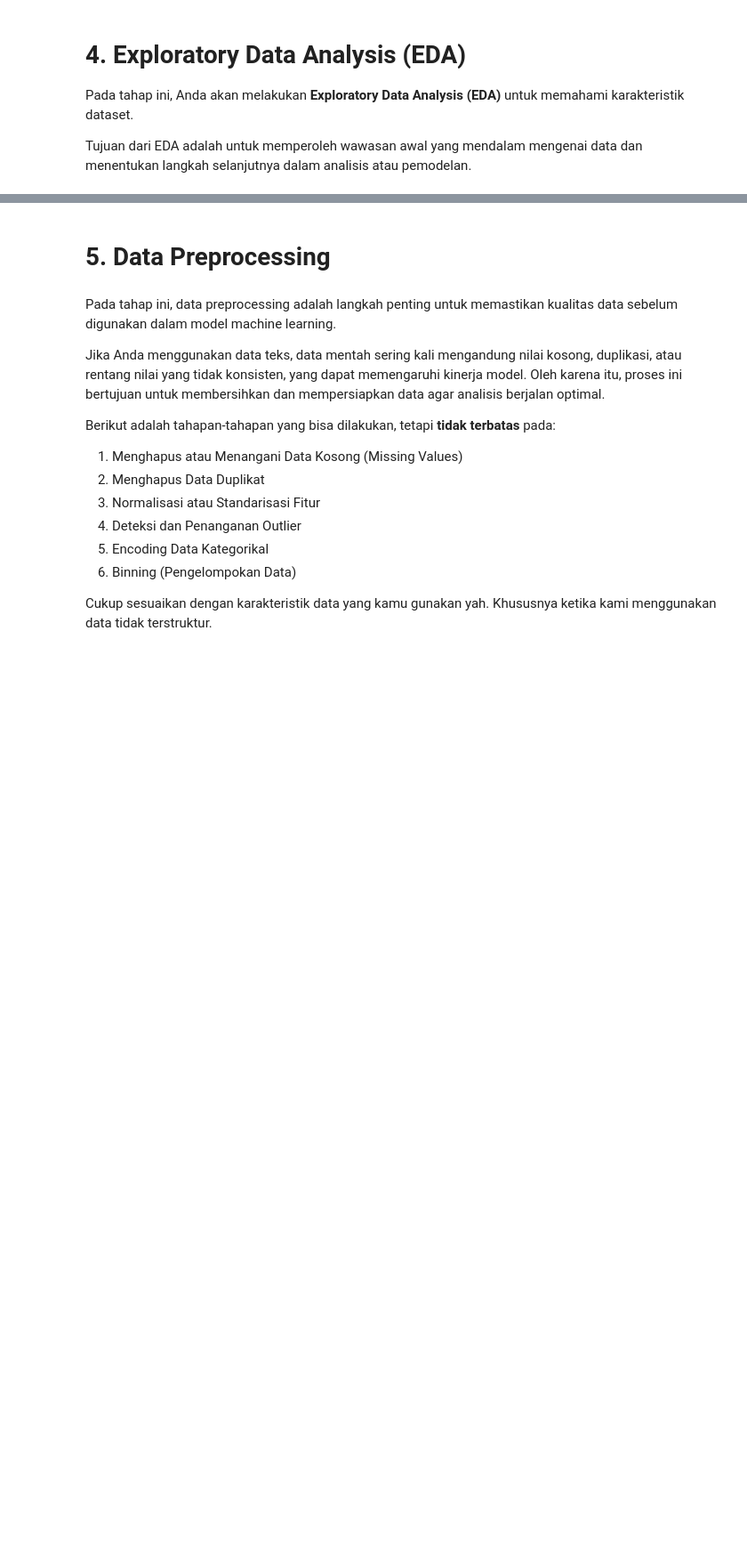
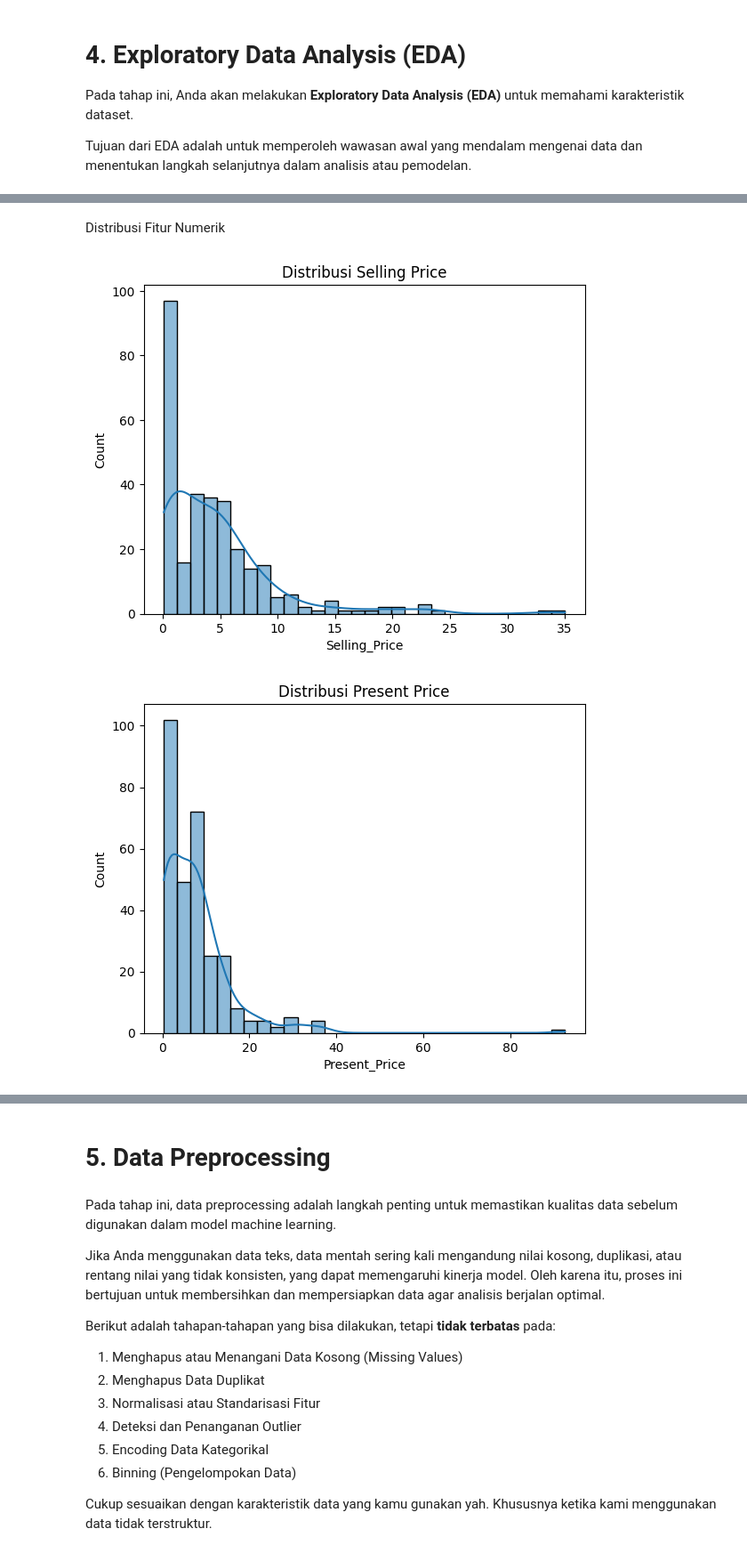
Before and after one commit to nurniahamid/Eksperimen_SML_Nurnia-Hamid, a Jupyter notebook: preprocessing/Eksperimen_SML_Nurnia-Hamid.ipynb, the cells around one changed output, grey strips where cells are left out. Shown at 89% size. Drawn from its saved outputs; the diff is of its cells as text; code cells hidden in the pictures; blank space fills up the shorter version.

```diff
--- a/preprocessing/Eksperimen_SML_Nurnia-Hamid.ipynb
+++ b/preprocessing/Eksperimen_SML_Nurnia-Hamid.ipynb
@@ -84,0 +36,3 @@ Bentuk DataFrame untuk EDA/Preprocessing: (150, 5)
+# %%
+df = pd.read_csv('../car-prediction_raw/car data.csv')
+df.head()
@@ -92,0 +97,20 @@ Tujuan dari EDA adalah untuk memperoleh wawasan awal yang mendalam mengenai data
+# %% [markdown]
+Distribusi Fitur  Numerik
+# %%
+# selling price
+sns.histplot(df['Selling_Price'], kde=True, bins=30)
+plt.title("Distribusi Selling Price")
+plt.show()
+
+#present price
+sns.histplot(df['Present_Price'], kde=True, bins=30)
+plt.title("Distribusi Present Price")
+plt.show()
+
+#Kolometer tempuh
+sns.boxplot(x=df['Kms_Driven'])
+plt.title("Boxplot Kilometer Ditempuh")
+plt.show()
+# %% [output]
+[figure, added]
+[figure, added]
```
Also changed, not shown: parts of 26 cells of this notebook, 1 other file.
